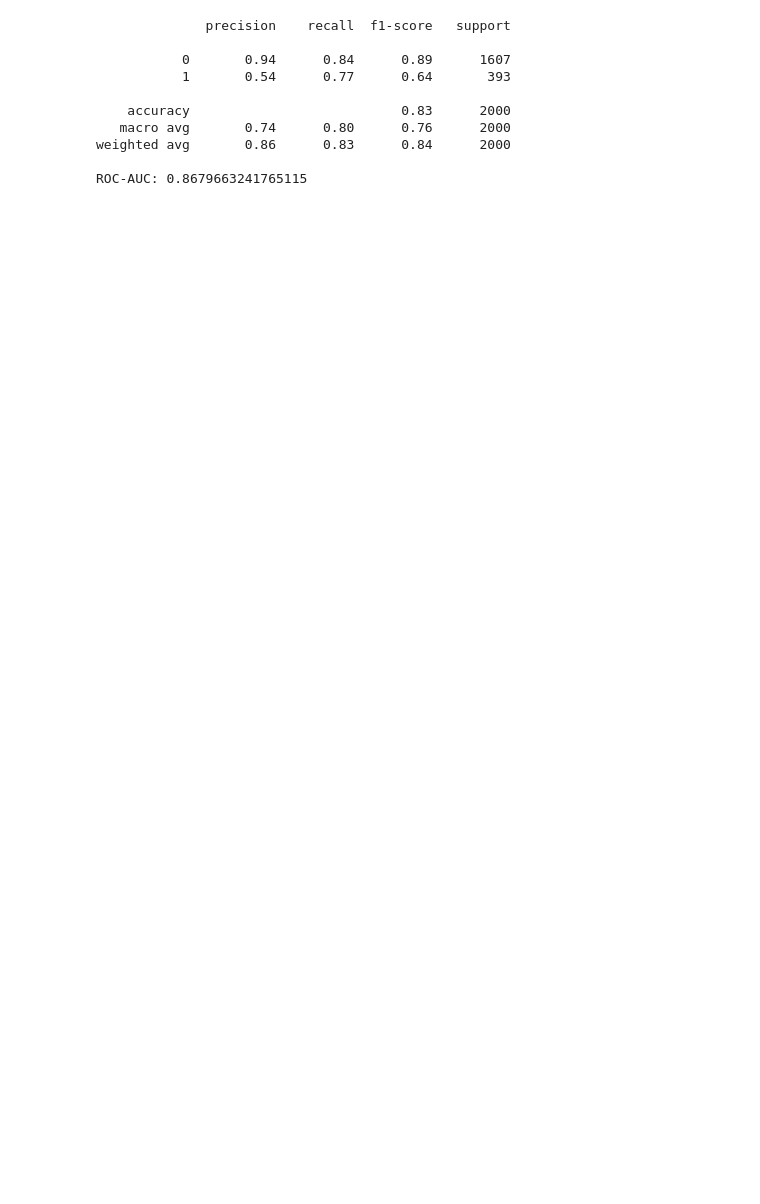
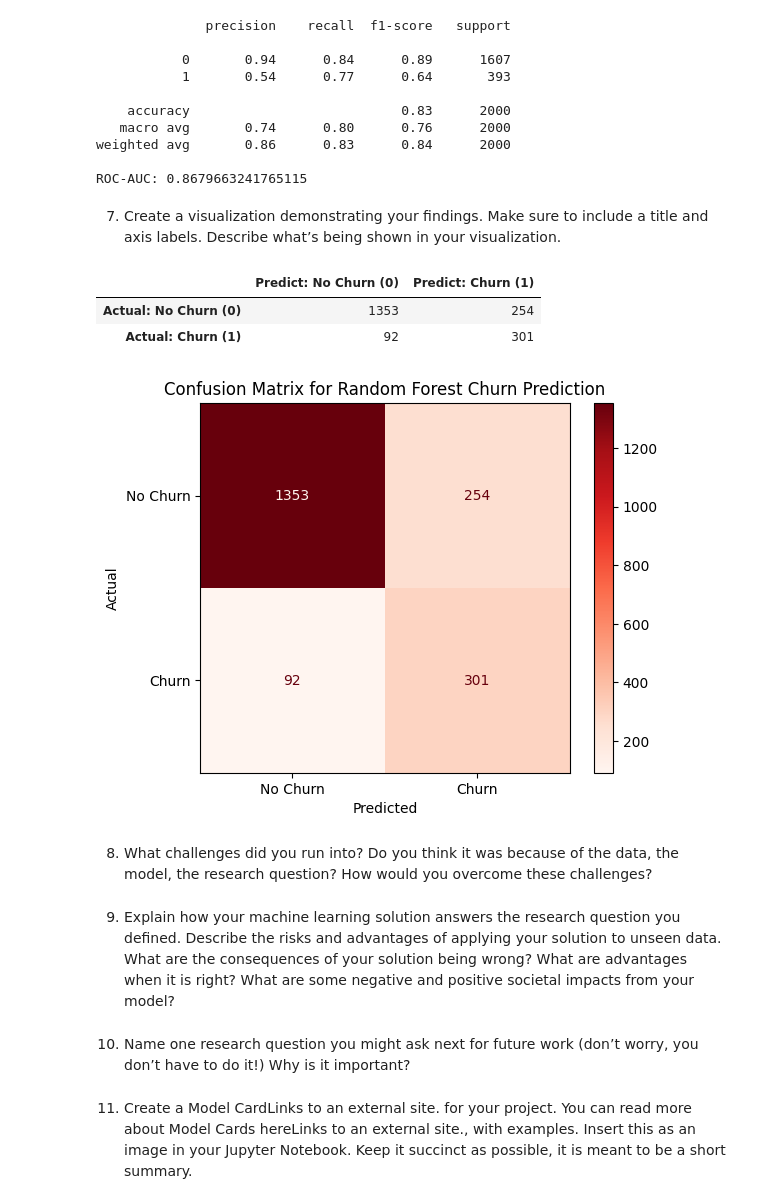
Before and after one commit to KatWei67/IMT574-Project, a Jupyter notebook: Katherine.ipynb, the cells around one changed output. Saved outputs shown, nothing was run; the diff lists cells and outputs as text; code cells hidden in the pictures; blank space fills up the shorter version.

```diff
--- a/Katherine.ipynb
+++ b/Katherine.ipynb
@@ -73,3 +107,36 @@ print("ROC-AUC:", roc_auc_score(y_val, y_prob))
 weighted avg       0.86      0.83      0.84      2000
 
 ROC-AUC: 0.8679663241765115
+# %% [markdown]
+7. Create a visualization demonstrating your findings. Make sure to include a title and axis labels. Describe what’s being shown in your visualization.
+# %%
+###  confusion matrix of churn prediction
+cm = confusion_matrix(y_val, y_pred)
+cm = pd.DataFrame(cm,
+                 index = ['Actual: No Churn (0)', 'Actual: Churn (1)'],
+                 columns = ['Predict: No Churn (0)', 'Predict: Churn (1)'])
+cm
+# %% [output]
+|  | Predict: No Churn (0) | Predict: Churn (1) |
+| Actual: No Churn (0) | 1353 | 254 |
+| Actual: Churn (1) | 92 | 301 |
+# %%
+### visualize confusion matrix of churn prediction
+cm = confusion_matrix(y_val, y_pred)
+cm = ConfusionMatrixDisplay(confusion_matrix=cm,
+                            display_labels=['No Churn', 'Churn'])
+cm.plot(cmap="Reds")
+plt.title('Confusion Matrix for Random Forest Churn Prediction')
+plt.xlabel('Predicted')
+plt.ylabel('Actual')
+plt.show()
+# %% [output]
+[figure, added]
+# %% [markdown]
+8. What challenges did you run into? Do you think it was because of the data, the model, the research question? How would you overcome these challenges?
+# %% [markdown]
+9. Explain how your machine learning solution answers the research question you defined. Describe the risks and advantages of applying your solution to unseen data. What are the consequences of your solution being wrong? What are advantages when it is right?  What are some negative and positive societal impacts from your model?
+# %% [markdown]
+10. Name one research question you might ask next for future work (don’t worry, you don’t have to do it!) Why is it important?
+# %% [markdown]
+11. Create a Model CardLinks to an external site. for your project. You can read more about Model Cards hereLinks to an external site., with examples. Insert this as an image in your Jupyter Notebook. Keep it succinct as possible, it is meant to be a short summary.
```
Also changed, not shown: parts of 15 cells of this notebook.
